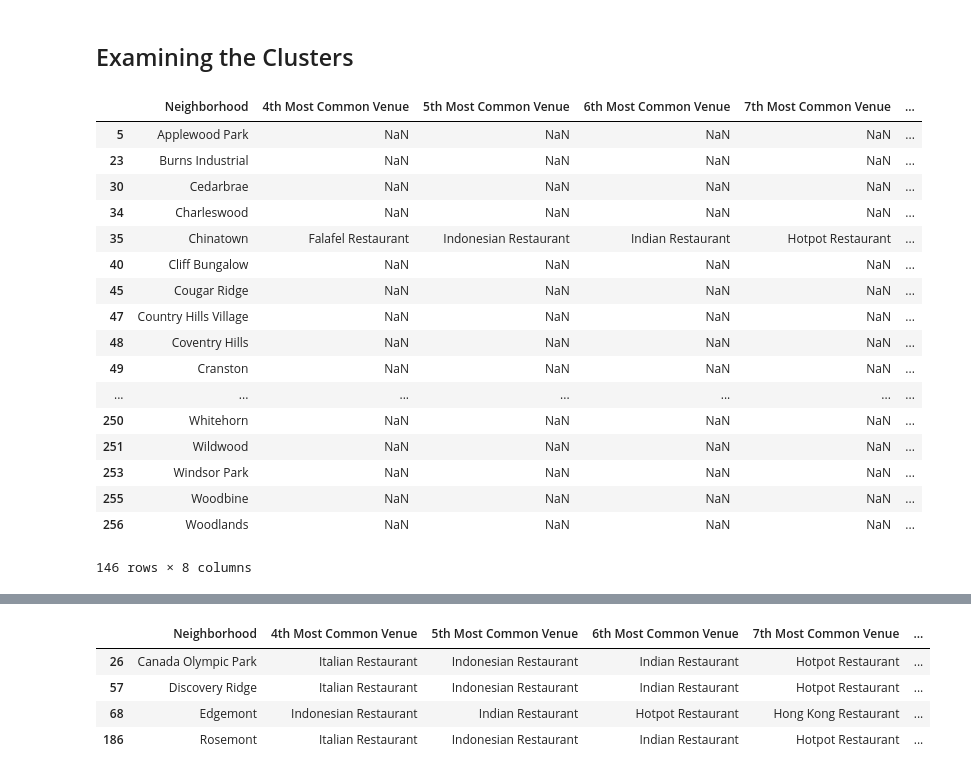
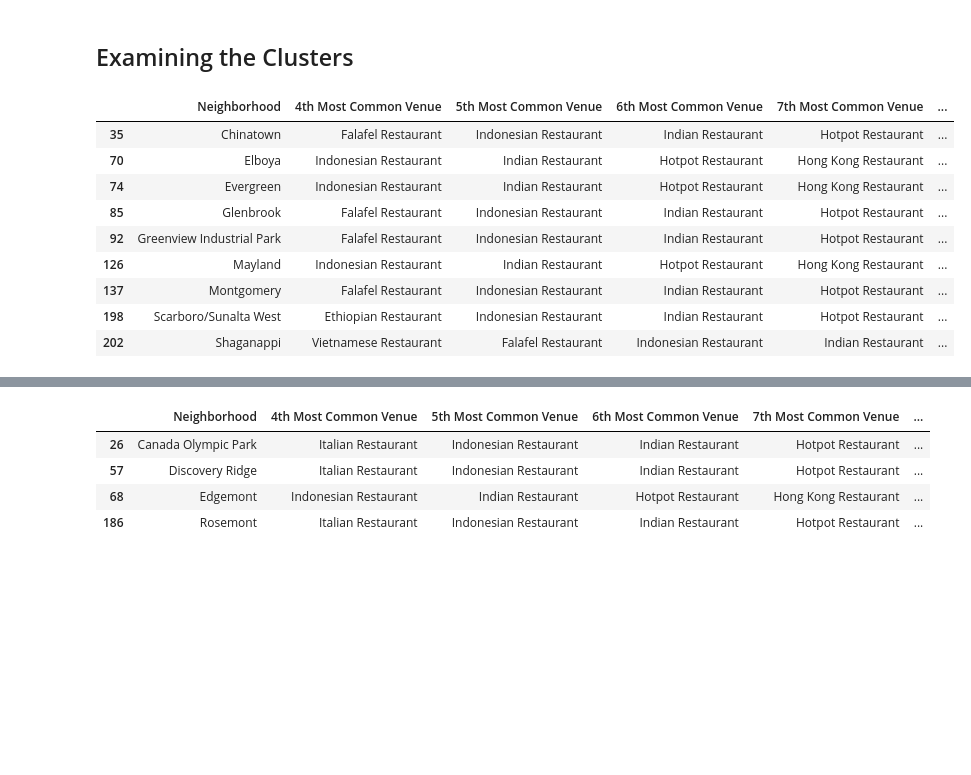
Before and after one commit to derickcity/Capstone-IBM-DS, a Jupyter notebook: The Battle of Neighborhoods - Week 2.ipynb, the cells around one changed output, grey strips where cells are left out. Cells and saved outputs as stored; diff of their text form; code cells hidden in the pictures; blank space fills up the shorter version.

```diff
--- a/The Battle of Neighborhoods - Week 2.ipynb
+++ b/The Battle of Neighborhoods - Week 2.ipynb
@@ -543,26 +543,18 @@ map_clusters
 # %% [markdown]
 ## Examining the Clusters
 # %%
-calgary_merged.loc[calgary_merged['Cluster Labels'] == 0, calgary_merged.columns[[0] + list(range(8, calgary_merged.shape[1]))]]
+calgary_merged.loc[calgary_merged['Cluster Labels'] == 0, calgary_merged.columns[[0] + list(range(8, calgary_merged.shape[1]))]].dropna()
 # %% [output]
 |  | Neighborhood | 4th Most Common Venue | 5th Most Common Venue | 6th Most Common Venue | 7th Most Common Venue | ... |
-| 5 | Applewood Park | NaN | NaN | NaN | NaN | ... |
-| 23 | Burns Industrial | NaN | NaN | NaN | NaN | ... |
-| 30 | Cedarbrae | NaN | NaN | NaN | NaN | ... |
-| 34 | Charleswood | NaN | NaN | NaN | NaN | ... |
 | 35 | Chinatown | Falafel Restaurant | Indonesian Restaurant | Indian Restaurant | Hotpot Restaurant | ... |
-| 40 | Cliff Bungalow | NaN | NaN | NaN | NaN | ... |
-| 45 | Cougar Ridge | NaN | NaN | NaN | NaN | ... |
-| 47 | Country Hills Village | NaN | NaN | NaN | NaN | ... |
-| 48 | Coventry Hills | NaN | NaN | NaN | NaN | ... |
-| 49 | Cranston | NaN | NaN | NaN | NaN | ... |
-| ... | ... | ... | ... | ... | ... | ... |
-| 250 | Whitehorn | NaN | NaN | NaN | NaN | ... |
-| 251 | Wildwood | NaN | NaN | NaN | NaN | ... |
-| 253 | Windsor Park | NaN | NaN | NaN | NaN | ... |
-| 255 | Woodbine | NaN | NaN | NaN | NaN | ... |
-| 256 | Woodlands | NaN | NaN | NaN | NaN | ... |
+| 70 | Elboya | Indonesian Restaurant | Indian Restaurant | Hotpot Restaurant | Hong Kong Restaurant | ... |
+| 74 | Evergreen | Indonesian Restaurant | Indian Restaurant | Hotpot Restaurant | Hong Kong Restaurant | ... |
+| 85 | Glenbrook | Falafel Restaurant | Indonesian Restaurant | Indian Restaurant | Hotpot Restaurant | ... |
+| 92 | Greenview Industrial Park | Falafel Restaurant | Indonesian Restaurant | Indian Restaurant | Hotpot Restaurant | ... |
+| 126 | Mayland | Indonesian Restaurant | Indian Restaurant | Hotpot Restaurant | Hong Kong Restaurant | ... |
+| 137 | Montgomery | Falafel Restaurant | Indonesian Restaurant | Indian Restaurant | Hotpot Restaurant | ... |
+| 198 | Scarboro/Sunalta West | Ethiopian Restaurant | Indonesian Restaurant | Indian Restaurant | Hotpot Restaurant | ... |
+| 202 | Shaganappi | Vietnamese Restaurant | Falafel Restaurant | Indonesian Restaurant | Indian Restaurant | ... |
-146 rows × 8 columns
 # %%
 calgary_merged.loc[calgary_merged['Cluster Labels'] == 1, calgary_merged.columns[[0] + list(range(8, calgary_merged.shape[1]))]]
 # %% [output]
```
